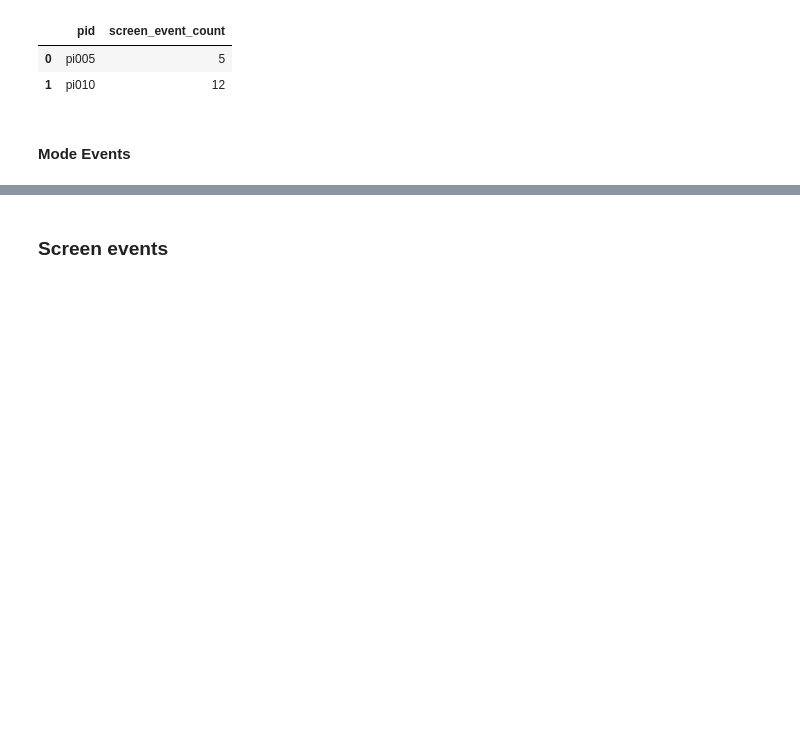
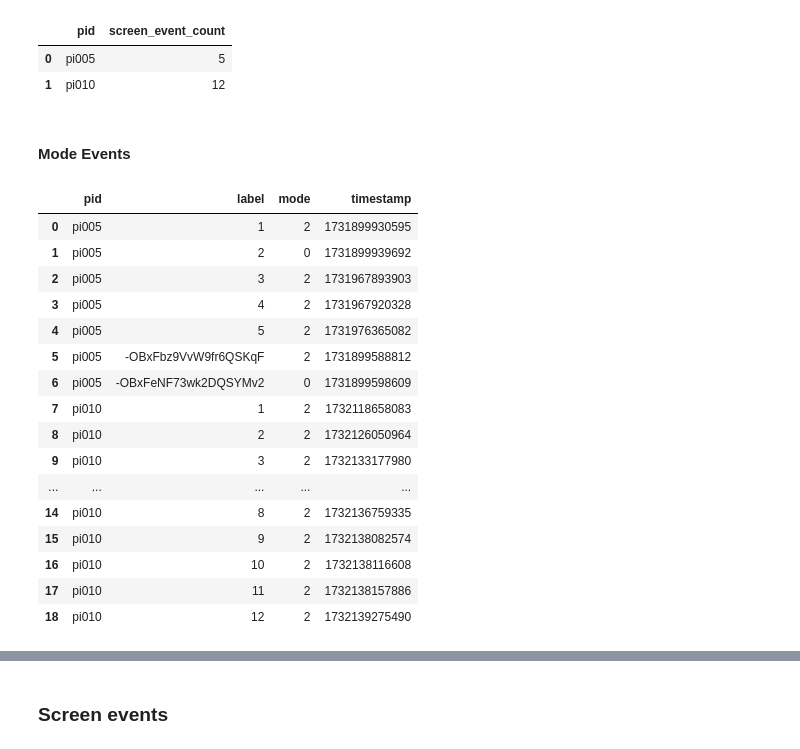
Before and after one commit to jzheng23/colab, a Jupyter notebook: Smartphone_screeentime.ipynb, the cells around one changed output, grey strips where cells are left out. Cells and saved outputs as stored; diff of their text form; code cells hidden in the pictures; blank space fills up the shorter version.

```diff
--- a/Smartphone_screeentime.ipynb
+++ b/Smartphone_screeentime.ipynb
@@ -401,28 +398,51 @@ Data saved to ringer_event_counters.csv
 # %% [markdown]
 #### Mode Events
 # %%
-def firebase_to_csv_log_mode (ref_path, output_file):
+def firebase_to_csv_log_mode(ref_path, output_file):
     ref = db.reference(ref_path)
     data = ref.get()
     transformed_data = []
 
-    # dictionary structure
-    for pid, changes in data.items():  # 'pid' = key
-        if isinstance(changes, list):
-            for index, change in enumerate(changes, start=0):  #event_label_start:1
-                if change is None:
-                    continue
-                if isinstance(change, dict):
-                    row = {'pid': pid,
-                        'eventLabel': index,
-                        'mode': change.get('mode'),
-                        'timestamp': change.get('timestamp')}
-                    transformed_data.append(row)
+    for pid, middle_levels in data.items():
+        for middle_key, sub_changes in middle_levels.items():
+            # process: checking the structure of sub_data (dic or list)
+            if isinstance(sub_changes, dict):
+                for sub_key, event in sub_changes.items():
+                    if isinstance(event, dict):
+                        row = {'pid': pid, 'label': sub_key,
+                            'mode': event.get('mode'),
+                            'timestamp': event.get('timestamp')}
+                        transformed_data.append(row)
+            elif isinstance(sub_changes, list):  # sub_changes -> list
+                for index, event in enumerate(sub_changes):
+                    if isinstance(event, dict):
+                        row = {'pid': pid,'label': str(index),
+                            'mode': event.get('mode'),
+                            'timestamp': event.get('timestamp')}
+                        transformed_data.append(row)
 
     df = pd.DataFrame(transformed_data)
-    df = df[['pid','mode', 'timestamp']]
+    df = df[['pid', 'label', 'mode', 'timestamp']]
     df.to_csv(output_file, index=False)
 # %%
-firebase_to_csv_counters('/ringer_mode_events','ringer_mode_events.csv')
+firebase_to_csv_log_mode('/ringer_mode_events','ringer_mode_events.csv')
 ringer_mode_events_data0 = pd.read_csv('/content/ringer_mode_events.csv')
 ringer_mode_events_data0
+# %% [output]
+|  | pid | label | mode | timestamp |
+| 0 | pi005 | 1 | 2 | 1731899930595 |
+| 1 | pi005 | 2 | 0 | 1731899939692 |
+| 2 | pi005 | 3 | 2 | 1731967893903 |
+| 3 | pi005 | 4 | 2 | 1731967920328 |
+| 4 | pi005 | 5 | 2 | 1731976365082 |
+| 5 | pi005 | -OBxFbz9VvW9fr6QSKqF | 2 | 1731899588812 |
+| 6 | pi005 | -OBxFeNF73wk2DQSYMv2 | 0 | 1731899598609 |
+| 7 | pi010 | 1 | 2 | 1732118658083 |
+| 8 | pi010 | 2 | 2 | 1732126050964 |
+| 9 | pi010 | 3 | 2 | 1732133177980 |
+| ... | ... | ... | ... | ... |
+| 14 | pi010 | 8 | 2 | 1732136759335 |
+| 15 | pi010 | 9 | 2 | 1732138082574 |
+| 16 | pi010 | 10 | 2 | 1732138116608 |
+| 17 | pi010 | 11 | 2 | 1732138157886 |
+| 18 | pi010 | 12 | 2 | 1732139275490 |
```
Also changed, not shown: parts of 10 cells of this notebook.
